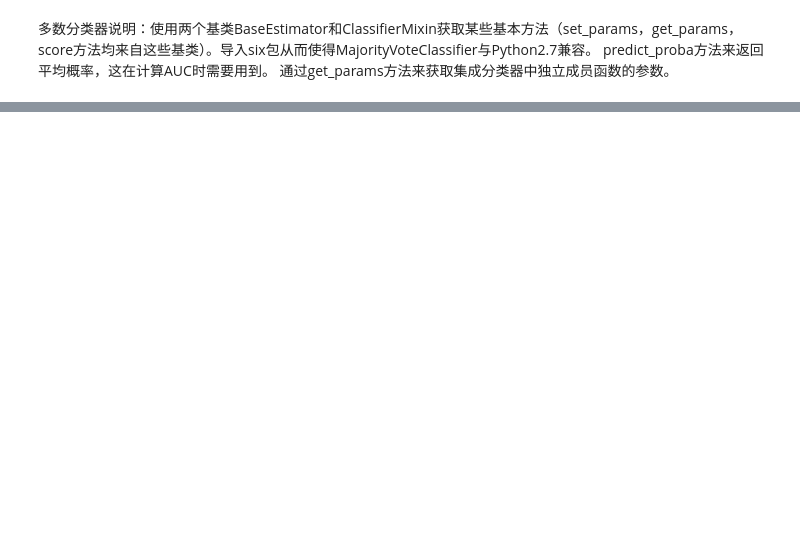
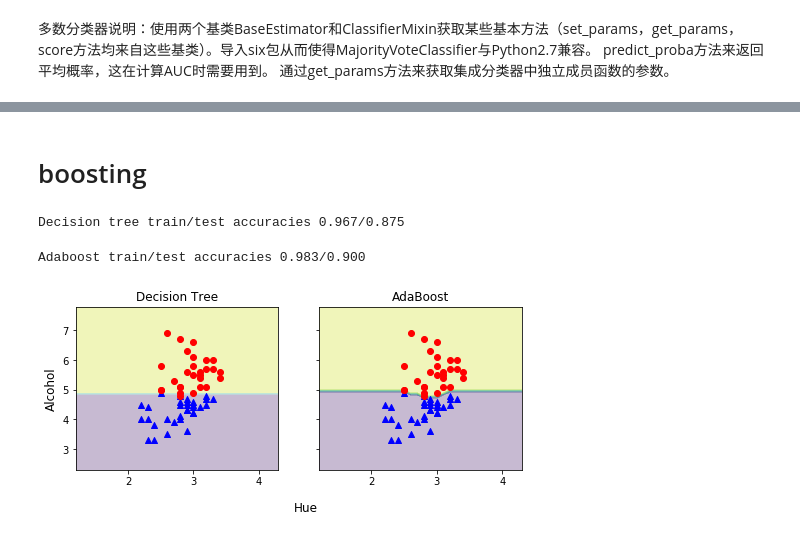
Before and after one commit to JozeeLin/python-, a Jupyter notebook: ch07/集成学习.ipynb, the cells around one changed output, grey strips where cells are left out. Saved outputs shown, nothing was run; the diff lists cells and outputs as text; code cells hidden in the pictures; blank space fills up the shorter version.

```diff
--- a/ch07/集成学习.ipynb
+++ b/ch07/集成学习.ipynb
@@ -173,0 +426,2 @@ y = le.fit_transform(y)
+# %% [markdown]
+# boosting
@@ -173,0 +434,50 @@ y = le.fit_transform(y)
+# %%
+tree = DecisionTreeClassifier(criterion='entropy', max_depth=1)
+ada = AdaBoostClassifier(base_estimator=tree,
+                         n_estimators=500,
+                         learning_rate=0.1,random_state=0)
+tree = tree.fit(X_train, y_train)
+y_train_pred = tree.predict(X_train)
+y_test_pred = tree.predict(X_test)
+tree_train = accuracy_score(y_train, y_train_pred)
+tree_test = accuracy_score(y_test, y_test_pred)
+
+print('Decision tree train/test accuracies %.3f/%.3f' % (tree_train, tree_test))
+# %% [output]
+Decision tree train/test accuracies 0.967/0.875
+# %%
+ada = ada.fit(X_train, y_train)
+y_train_pred = ada.predict(X_train)
+y_test_pred = ada.predict(X_test)
+ada_train = accuracy_score(y_train, y_train_pred)
+ada_test = accuracy_score(y_test, y_test_pred)
+print('Adaboost train/test accuracies %.3f/%.3f' % (ada_train, ada_test))
+# %% [output]
+Adaboost train/test accuracies 0.983/0.900
+# %%
+x_min = X_train[:, 0].min() - 1
+x_max = X_train[:, 0].max() + 1
+y_min = X_train[:, 1].min() - 1
+y_max = X_train[:, 1].max() + 1
+xx, yy = np.meshgrid(np.arange(x_min, x_max, 0.1),
+                     np.arange(y_min, y_max, 0.1))
+f, axarr = plt.subplots(1,2,sharex='col',sharey='row', figsize=(8,3))
+for idx, clf, tt in zip([0,1],[tree, ada],['Decision Tree', 'AdaBoost']):
+    clf.fit(X_train, y_train)
+    Z = clf.predict(np.c_[xx.ravel(), yy.ravel()])
+    Z = Z.reshape(xx.shape)
+    axarr[idx].contourf(xx, yy, Z, alpha=0.3)
+    axarr[idx].scatter(X_train[y_train==0, 0],
+                       X_train[y_train==0, 1],
+                       c='blue',
+                       marker='^')
+    axarr[idx].scatter(X_train[y_train==1, 0],
+                       X_train[y_train==1, 1],
+                       c='red',
+                       marker='o')
+    axarr[idx].set_title(tt)
+axarr[0].set_ylabel('Alcohol', fontsize=12)
+plt.text(1, 1, s='Hue',ha='center',va='center',fontsize=12)
+plt.show()
+# %% [output]
+[figure, added]
```
Also changed, not shown: parts of 26 cells of this notebook, 4 other files.
